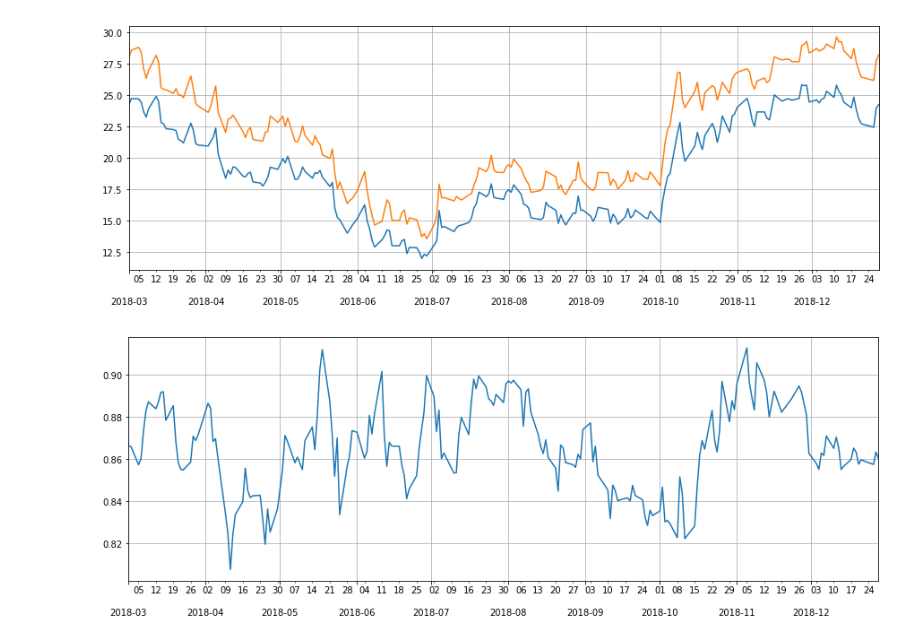
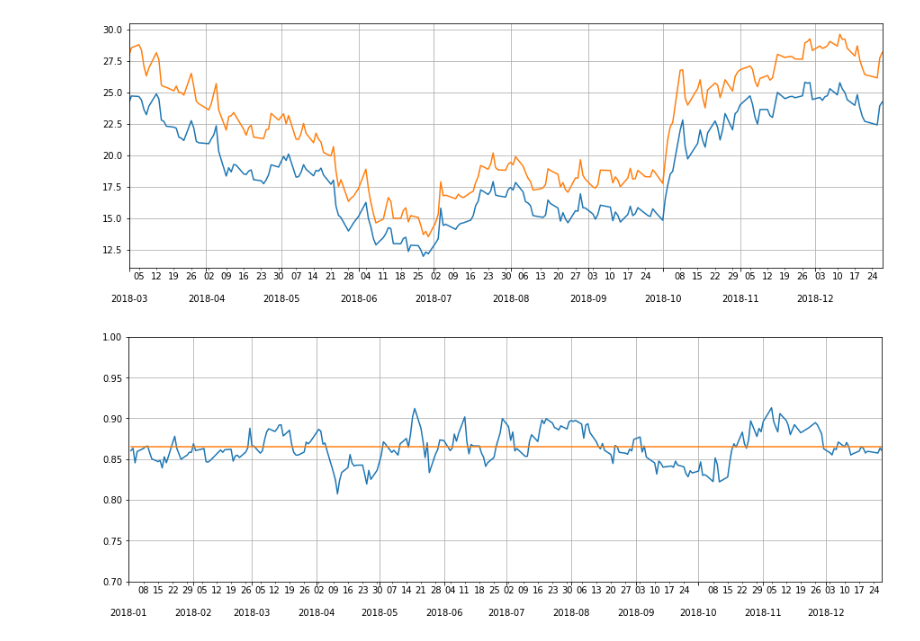
Before and after one commit to RodrigoCalderano/DOM-BOT, a Jupyter notebook: Jupyter/Long Short.ipynb, the cells around one changed output. Drawn from its saved outputs; the diff is of its cells as text; code cells hidden in the pictures.

```diff
--- a/Jupyter/Long Short.ipynb
+++ b/Jupyter/Long Short.ipynb
@@ -155,16 +163,18 @@ ax.xaxis.set_minor_formatter(dates.DateFormatter('%d'))
 # %%
 fig, ax = plt.subplots()
 
-
+stock1['aux'] = stock1['PRECO FECHAMENTO'].mean()/stock2['PRECO FECHAMENTO'].mean()
 ax.plot(stock1['PRECO FECHAMENTO']/stock2['PRECO FECHAMENTO'])
+ax.plot(stock1['aux'])
 
 
+ax.set_xlim(['2018-01-01', '2018-12-28'])
+ax.set_ylim([.7, 1])
 
-ax.set_xlim(['2018-03-01', '2018-12-28'])
 ax.grid()
 ax.xaxis.set_major_locator(dates.MonthLocator())
 ax.xaxis.set_major_formatter(dates.DateFormatter('\n\n%Y-%m'))
 ax.xaxis.set_minor_locator(dates.WeekdayLocator(byweekday=0))
 ax.xaxis.set_minor_formatter(dates.DateFormatter('%d'))
 # %% [output]
-[figure, old version]
+[figure, new version]
```
Also changed, not shown: parts of 38 cells of this notebook, 25 other files.
